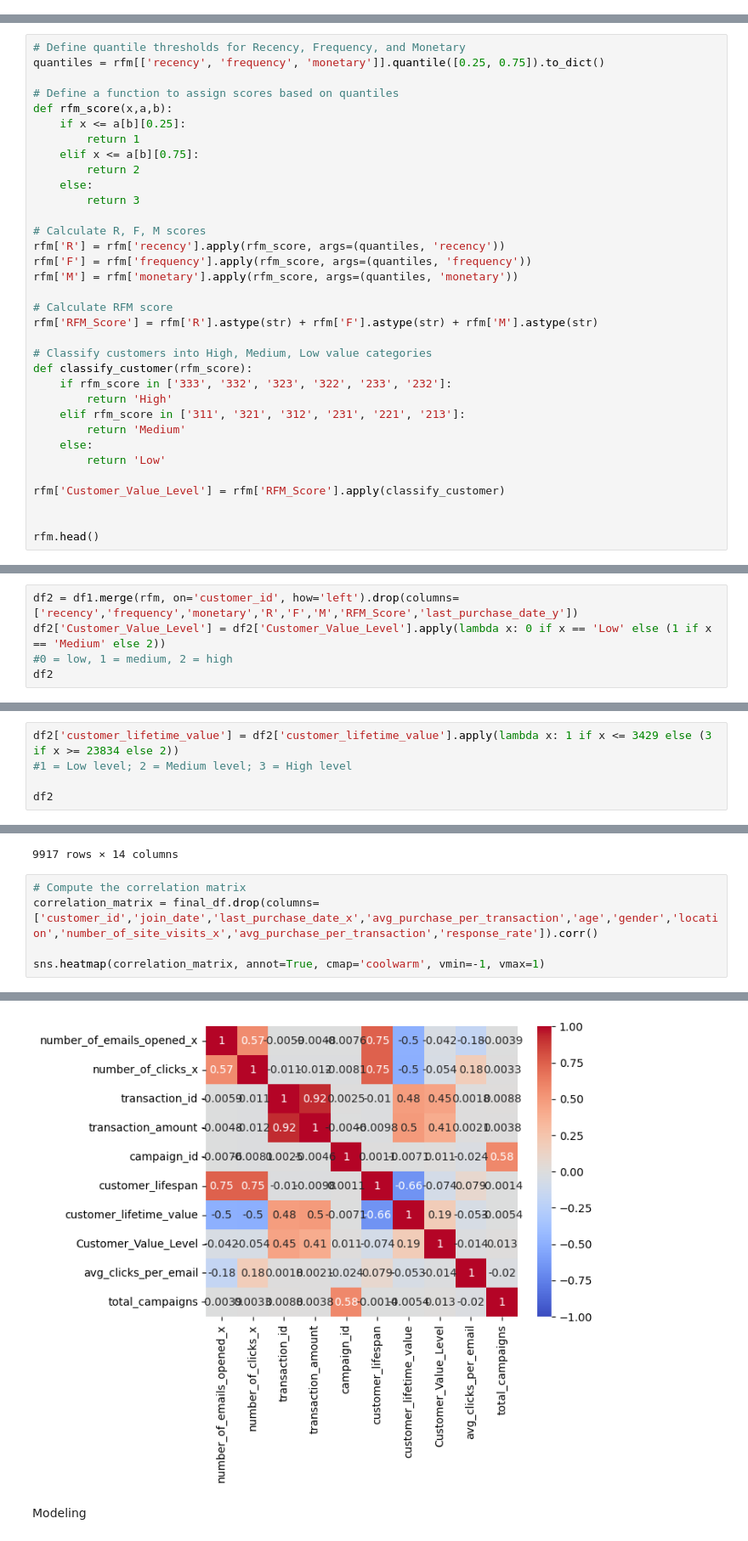
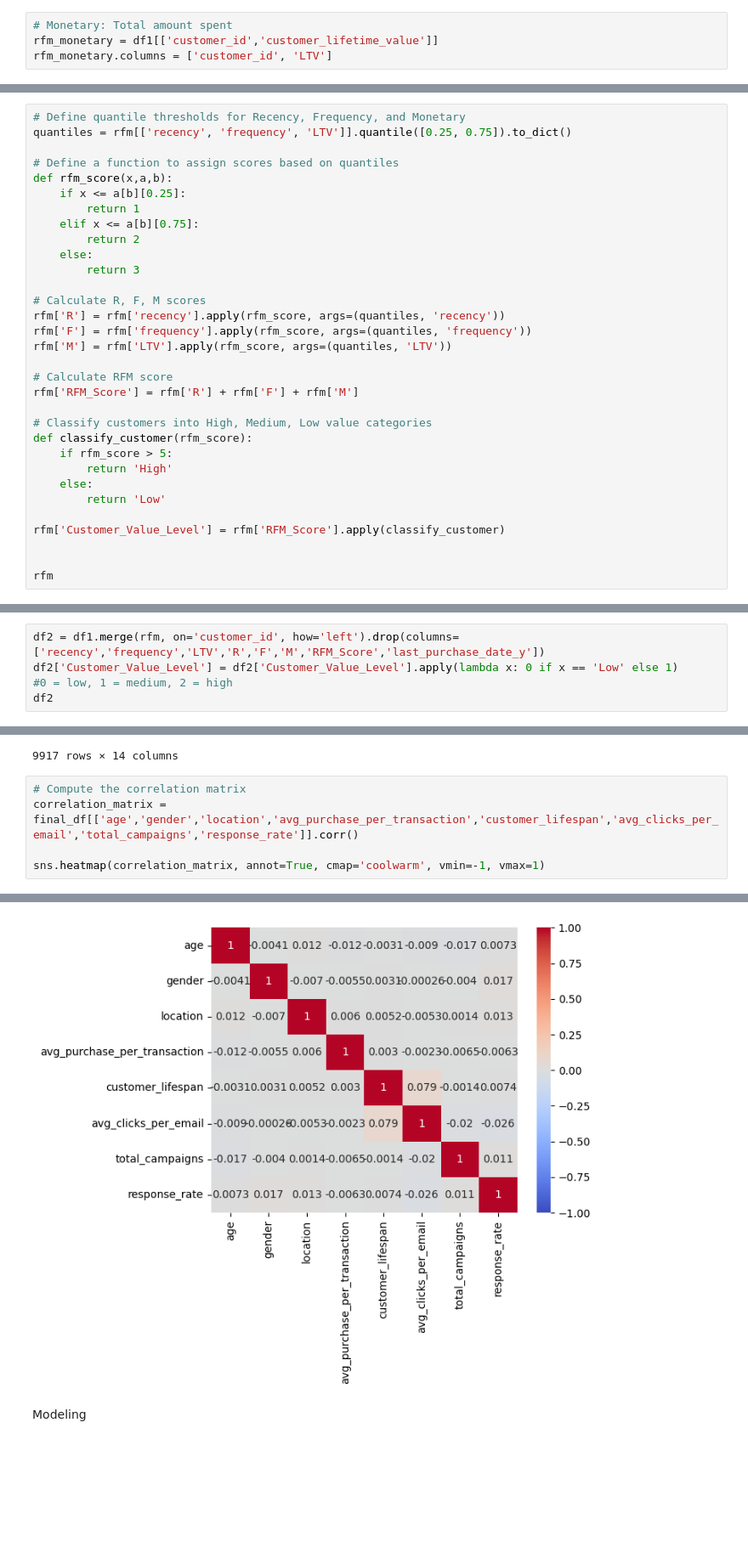
Before and after one commit to qmdismnp/Schulich_DS_MBAN, a Jupyter notebook: v3_assignment2.ipynb, the cells around one changed output, grey strips where cells are left out. Shown at 85% size. Drawn from its saved outputs; the diff is of its cells as text; blank space fills up the shorter version.

```diff
--- a/v3_assignment2.ipynb
+++ b/v3_assignment2.ipynb
@@ -470,4 +470,8 @@ rfm_recency
 # Frequency: Number of transactions
 rfm_frequency = transactions.groupby('customer_id')['transaction_id'].count().reset_index()
 rfm_frequency.columns = ['customer_id', 'frequency']
+# %%
+# Monetary: Total amount spent
+rfm_monetary = df1[['customer_id','customer_lifetime_value']]
+rfm_monetary.columns = ['customer_id', 'LTV']
 # %%
@@ -489,6 +489,6 @@ rfm.head()
 # %%
 # Define quantile thresholds for Recency, Frequency, and Monetary
-quantiles = rfm[['recency', 'frequency', 'monetary']].quantile([0.25, 0.75]).to_dict()
+quantiles = rfm[['recency', 'frequency', 'LTV']].quantile([0.25, 0.75]).to_dict()
 
 # Define a function to assign scores based on quantiles
 def rfm_score(x,a,b):
@@ -502,22 +502,20 @@ def rfm_score(x,a,b):
 # Calculate R, F, M scores
 rfm['R'] = rfm['recency'].apply(rfm_score, args=(quantiles, 'recency'))
 rfm['F'] = rfm['frequency'].apply(rfm_score, args=(quantiles, 'frequency'))
-rfm['M'] = rfm['monetary'].apply(rfm_score, args=(quantiles, 'monetary'))
+rfm['M'] = rfm['LTV'].apply(rfm_score, args=(quantiles, 'LTV'))
 
 # Calculate RFM score
-rfm['RFM_Score'] = rfm['R'].astype(str) + rfm['F'].astype(str) + rfm['M'].astype(str)
+rfm['RFM_Score'] = rfm['R'] + rfm['F'] + rfm['M']
 
 # Classify customers into High, Medium, Low value categories
 def classify_customer(rfm_score):
-    if rfm_score in ['333', '332', '323', '322', '233', '232']:
+    if rfm_score > 5:
         return 'High'
-    elif rfm_score in ['311', '321', '312', '231', '221', '213']:
-        return 'Medium'
     else:
         return 'Low'
 
 rfm['Customer_Value_Level'] = rfm['RFM_Score'].apply(classify_customer)
 
 
-rfm.head()
+rfm
 # %% [output]
@@ -546,6 +535,6 @@ df1
 # %%
-df2 = df1.merge(rfm, on='customer_id', how='left').drop(columns=['recency','frequency','monetary','R','F','M','RFM_Score','last_purchase_date_y'])
-df2['Customer_Value_Level'] = df2['Customer_Value_Level'].apply(lambda x: 0 if x == 'Low' else (1 if x == 'Medium' else 2))
+df2 = df1.merge(rfm, on='customer_id', how='left').drop(columns=['recency','frequency','LTV','R','F','M','RFM_Score','last_purchase_date_y'])
+df2['Customer_Value_Level'] = df2['Customer_Value_Level'].apply(lambda x: 0 if x == 'Low' else 1)
 #0 = low, 1 = medium, 2 = high
 df2
 # %% [output]
@@ -572,5 +553,0 @@ quantiles_2
-# %%
-df2['customer_lifetime_value'] = df2['customer_lifetime_value'].apply(lambda x: 1 if x <= 3429 else (3 if x >= 23834 else 2))
-#1 = Low level; 2 = Medium level; 3 = High level
-
-df2
@@ -670,12 +624,12 @@ final_df.drop(columns=['campaign_id','transaction_id','transaction_amount','numb
 9917 rows × 14 columns
 # %%
 # Compute the correlation matrix
-correlation_matrix = final_df.drop(columns=['customer_id','join_date','last_purchase_date_x','avg_purchase_per_transaction','age','gender','location','number_of_site_visits_x','avg_purchase_per_transaction','response_rate']).corr()
+correlation_matrix = final_df[['age','gender','location','avg_purchase_per_transaction','customer_lifespan','avg_clicks_per_email','total_campaigns','response_rate']].corr()
 
 sns.heatmap(correlation_matrix, annot=True, cmap='coolwarm', vmin=-1, vmax=1)
 # %% [output]
 <Axes: >
-[figure, old version]
+[figure, new version]
 # %% [markdown]
 Modeling
 # %%
```
Also changed, not shown: parts of 25 cells of this notebook, 1 other file.
